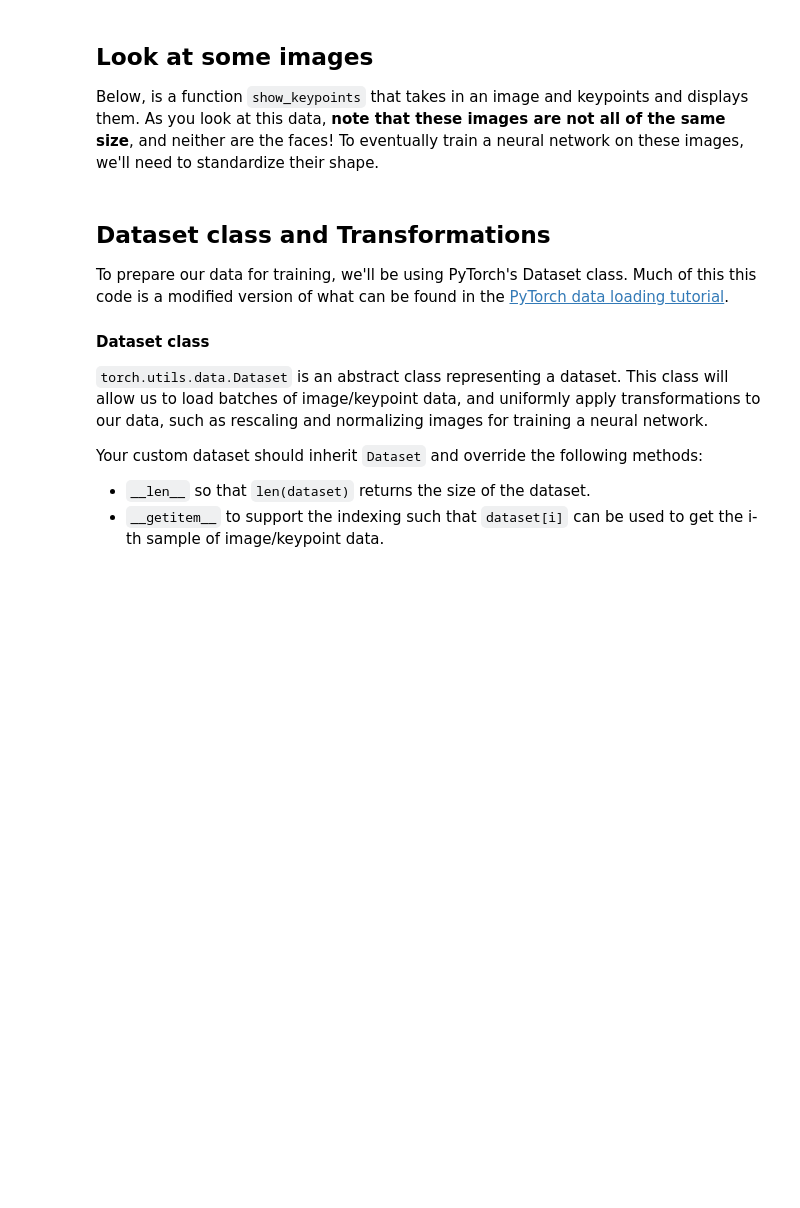
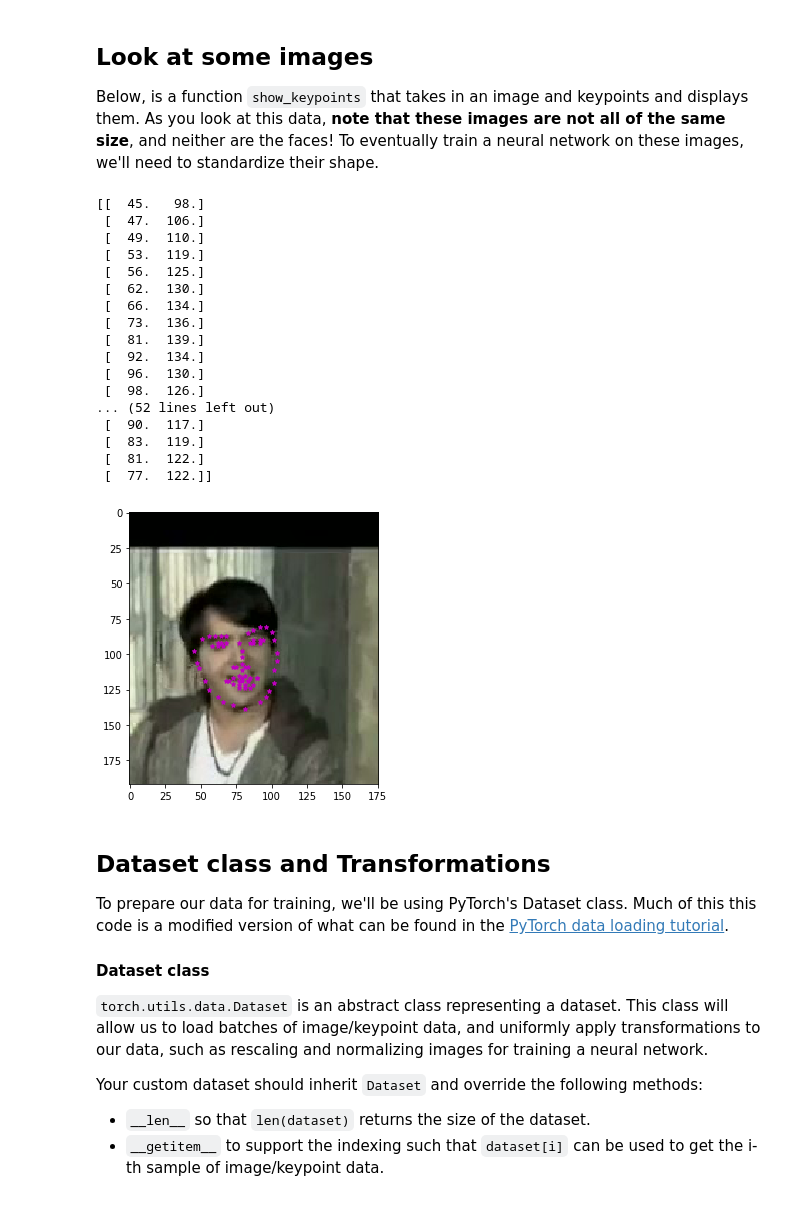
Before and after one commit to daddydrac/Computer-Vision-Facial-Key-Point-Detection, a Jupyter notebook: app/facial-keypoint-detection/1. Load and Visualize Data.ipynb, the cells around one changed output. Cells and saved outputs as stored; diff of their text form; code cells hidden in the pictures; blank space fills up the shorter version.

```diff
--- a/app/facial-keypoint-detection/1. Load and Visualize Data.ipynb
+++ b/app/facial-keypoint-detection/1. Load and Visualize Data.ipynb
@@ -46,9 +89,14 @@ import cv2
 # %%
-key_pts_frame = pd.read_csv('data/training_frames_keypoints.csv')
+key_pts_frame = pd.read_csv('/data/training_frames_keypoints.csv')
 
 n = 0
+
+# iloc Pandas method data.iloc[<row selection>, <column selection>]
+# selects rows and columns by number,
 image_name = key_pts_frame.iloc[n, 0]
 key_pts = key_pts_frame.iloc[n, 1:].as_matrix()
+# Numpy method that gives a new shape to an array without
+# changing its data.
 key_pts = key_pts.astype('float').reshape(-1, 2)
 
 print('Image name: ', image_name)
@@ -72,21 +120,42 @@ Number of images:  3462
 Below, is a function `show_keypoints` that takes in an image and keypoints and displays them.  As you look at this data, **note that these images are not all of the same size**, and neither are the faces! To eventually train a neural network on these images, we'll need to standardize their shape.
 # %%
 def show_keypoints(image, key_pts):
+    print(key_pts)
     """Show image with keypoints"""
     plt.imshow(image)
-    plt.scatter(key_pts[:, 0], key_pts[:, 1], s=20, marker='.', c='m')
+    # changed marker to * for fun :P
+    plt.scatter(key_pts[:, 0], key_pts[:, 1], s=20, marker='*', c='m')
 # %%
 # Display a few different types of images by changing the index n
 
 # select an image by index in our data frame
 n = 0
 image_name = key_pts_frame.iloc[n, 0]
 key_pts = key_pts_frame.iloc[n, 1:].as_matrix()
 key_pts = key_pts.astype('float').reshape(-1, 2)
 
 plt.figure(figsize=(5, 5))
-show_keypoints(mpimg.imread(os.path.join('data/training/', image_name)), key_pts)
+show_keypoints(mpimg.imread(os.path.join('/data/training/', image_name)), key_pts)
 plt.show()
+# %% [output]
+[[  45.   98.]
+ [  47.  106.]
+ [  49.  110.]
+ [  53.  119.]
+ [  56.  125.]
+ [  62.  130.]
+ [  66.  134.]
+ [  73.  136.]
+ [  81.  139.]
+ [  92.  134.]
+ [  96.  130.]
+ [  98.  126.]
+... (52 lines left out)
+ [  90.  117.]
+ [  83.  119.]
+ [  81.  122.]
+ [  77.  122.]]
+[figure, added]
 # %% [markdown]
 ## Dataset class and Transformations
 
```
Also changed, not shown: parts of 9 cells of this notebook, 7 other files.
